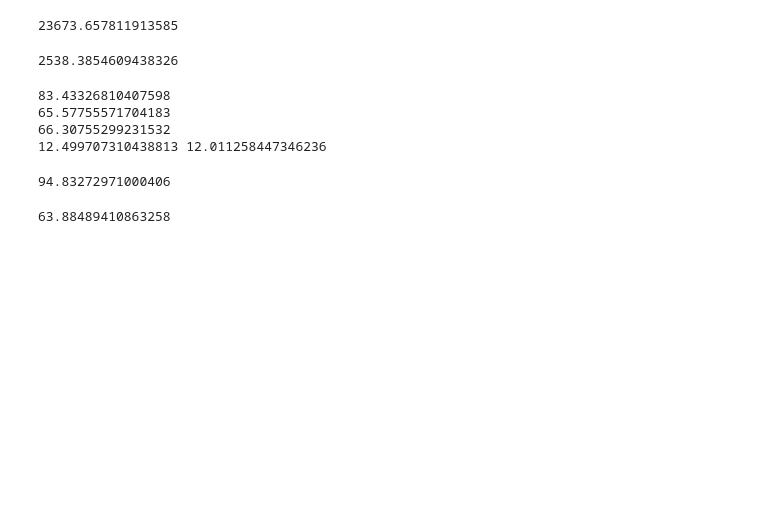
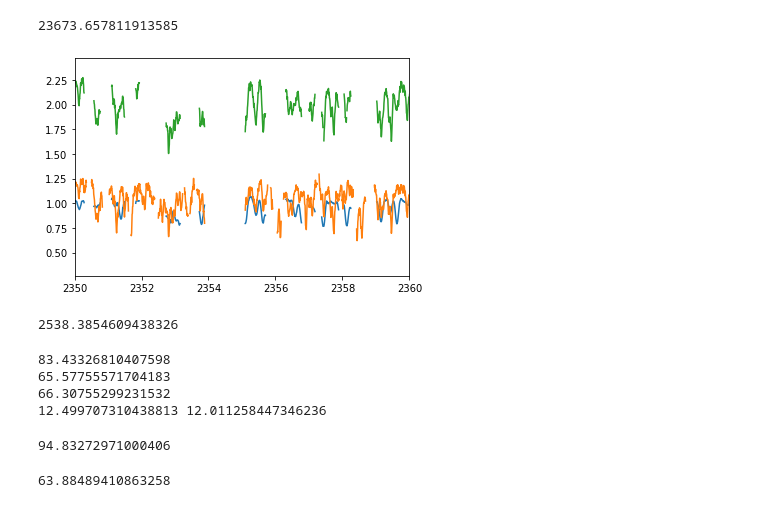
Before and after one commit to NatalieGrasser/atm_retrieval, a Jupyter notebook: atm_retrieval/debugging.ipynb, the cells around one changed output. Drawn from its saved outputs; the diff is of its cells as text; code cells hidden in the pictures; blank space fills up the shorter version.

Commit message:
added test spectrum of system (star + companion)

```diff
--- a/atm_retrieval/debugging.ipynb
+++ b/atm_retrieval/debugging.ipynb
@@ -108,6 +179,42 @@ retrieval.PMN_lnL()
 #model_flux=model_object.make_spectrum()
 # %% [output]
 23673.657811913585
+# %%
+# make test spectrum of system: 50% ROXs12A + 50% 2M0355
+
+import numpy as np
+import matplotlib.pyplot as plt
+
+def load_spec_file(file):
+    file=np.genfromtxt(file,skip_header=1,delimiter=' ')
+    wl=file[:,0]
+    fl=file[:,1]
+    flerr=file[:,2]
+    return wl,fl,flerr
+
+wlA,flA,flerrA=load_spec_file('/home/natalie/Desktop/atm_retrieval/ROXs12A/ROXs12A_spectrum.txt')
+wlB,flB,flerrB=load_spec_file('/home/natalie/Desktop/atm_retrieval/2M0355/2M0355_spectrum.txt')
+
+# interpolate wl of B onto A
+flB_interp = np.interp(wlA, wlB, flB)
+errB_interp = np.interp(wlA, wlB, flerrB)
+
+# add A+B
+flux = flA+flB
+err = np.sqrt(flerrA**2+errB_interp**2)
+plt.plot(wlA,flA)
+plt.plot(wlB,flB)
+plt.plot(wlA,flux)
+plt.xlim(2350,2360)
+flux/=np.nanmedian(flux) # normalize again
+
+spectrum=np.full(shape=(3*7*2048,3),fill_value=np.nan)
+spectrum[:,0]=wlA
+spectrum[:,1]=flux
+spectrum[:,2]=err.flatten()
+np.savetxt('./testsys/testsys_spectrum.txt',spectrum,delimiter=' ',header='wavelength (nm) flux flux_error')
+# %% [output]
+[figure, added]
 # %%
 # compare chi2 of model with and without HCN/NH3
 from pRT_model import pRT_spectrum
```
Also changed, not shown: parts of 3 cells of this notebook, 5 other files.
